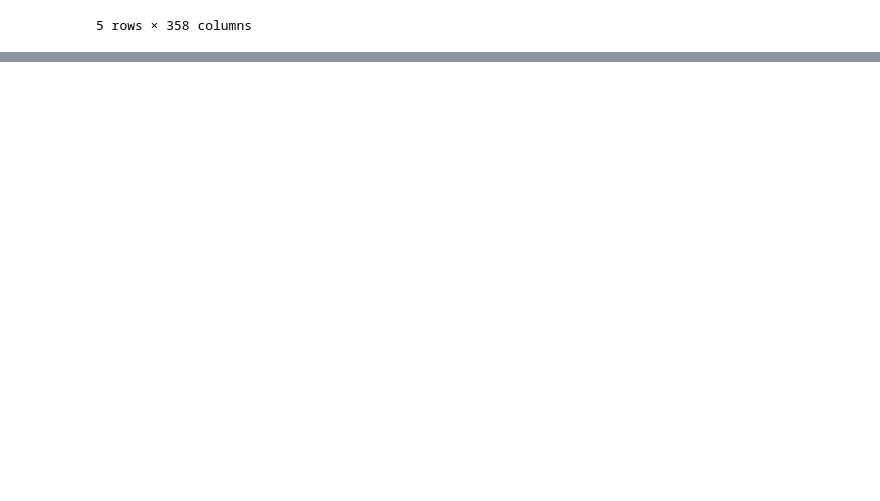
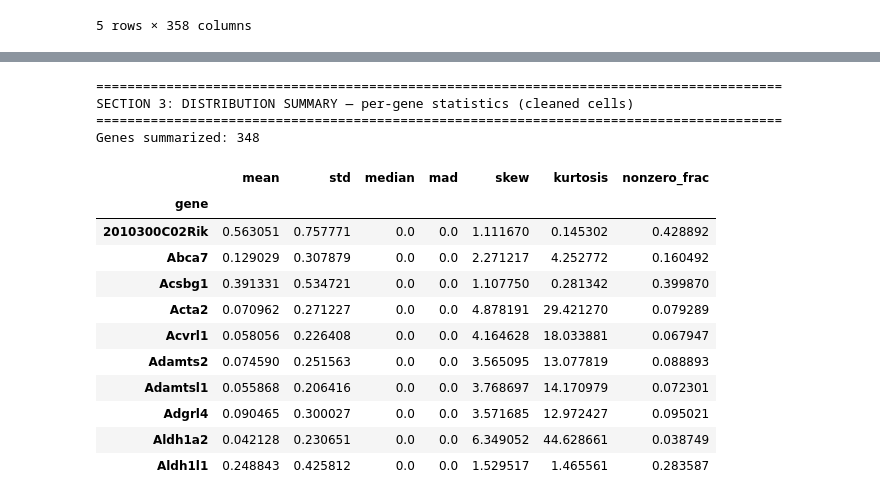
Before and after one commit to epfl-ada/ada-2025-project-adastraperaspera, a Jupyter notebook: results.ipynb, the cells around one changed output, grey strips where cells are left out. Saved outputs shown, nothing was run; the diff lists cells and outputs as text; code cells hidden in the pictures; blank space fills up the shorter version.

```diff
--- a/results.ipynb
+++ b/results.ipynb
@@ -166,0 +221,21 @@ plot_top_spatial_genes(
+# %%
+print("\n" + "="*88)
+print("SECTION 2: QC METRICS & FILTERING — remove cells with weird expression")
+print("="*88)
+
+from src.scripts.preprocessing.partition import filter_cells_iqr
+df_clean, mask, bounds, nums, desc = filter_cells_iqr(
+    df,
+    gene_cols=gene_cols,
+    area_col="cell_area",
+    nucleus_col="nucleus_area",
+    iqr_mult=3.0,
+)
+
+print(f"Cells kept: {nums['kept']:,} / {nums['total']:,}  |  Removed: {nums['removed']:,}")
+print(
+    f"n_counts kept in [{bounds.lo_counts:,.2f}, {bounds.hi_counts:,.2f}] | "
+    f"n_genes kept in [{bounds.lo_genes:,.2f}, {bounds.hi_genes:,.2f}]"
+)
+
+display(desc)
@@ -166,0 +253,29 @@ plot_top_spatial_genes(
+# %%
+print("\n" + "="*88)
+print("SECTION 3: DISTRIBUTION SUMMARY — per-gene statistics (cleaned cells)")
+print("="*88)
+
+from src.scripts.preprocessing.partition import summarize_genes
+
+g = df_clean[gene_cols]
+summary = summarize_genes(df_clean[gene_cols])
+
+print(f"Genes summarized: {len(summary):,}")
+display(summary.head(10))
+# %% [output]
+========================================================================================
+SECTION 3: DISTRIBUTION SUMMARY — per-gene statistics (cleaned cells)
+========================================================================================
+Genes summarized: 348
+|  | mean | std | median | mad | skew | kurtosis | nonzero_frac |
+| gene |  |  |  |  |  |  |  |
+| 2010300C02Rik | 0.563051 | 0.757771 | 0.0 | 0.0 | 1.111670 | 0.145302 | 0.428892 |
+| Abca7 | 0.129029 | 0.307879 | 0.0 | 0.0 | 2.271217 | 4.252772 | 0.160492 |
+| Acsbg1 | 0.391331 | 0.534721 | 0.0 | 0.0 | 1.107750 | 0.281342 | 0.399870 |
+| Acta2 | 0.070962 | 0.271227 | 0.0 | 0.0 | 4.878191 | 29.421270 | 0.079289 |
+| Acvrl1 | 0.058056 | 0.226408 | 0.0 | 0.0 | 4.164628 | 18.033881 | 0.067947 |
+| Adamts2 | 0.074590 | 0.251563 | 0.0 | 0.0 | 3.565095 | 13.077819 | 0.088893 |
+| Adamtsl1 | 0.055868 | 0.206416 | 0.0 | 0.0 | 3.768697 | 14.170979 | 0.072301 |
+| Adgrl4 | 0.090465 | 0.300027 | 0.0 | 0.0 | 3.571685 | 12.972427 | 0.095021 |
+| Aldh1a2 | 0.042128 | 0.230651 | 0.0 | 0.0 | 6.349052 | 44.628661 | 0.038749 |
+| Aldh1l1 | 0.248843 | 0.425812 | 0.0 | 0.0 | 1.529517 | 1.465561 | 0.283587 |
```
Also changed, not shown: parts of 12 cells of this notebook, 5 other files.
